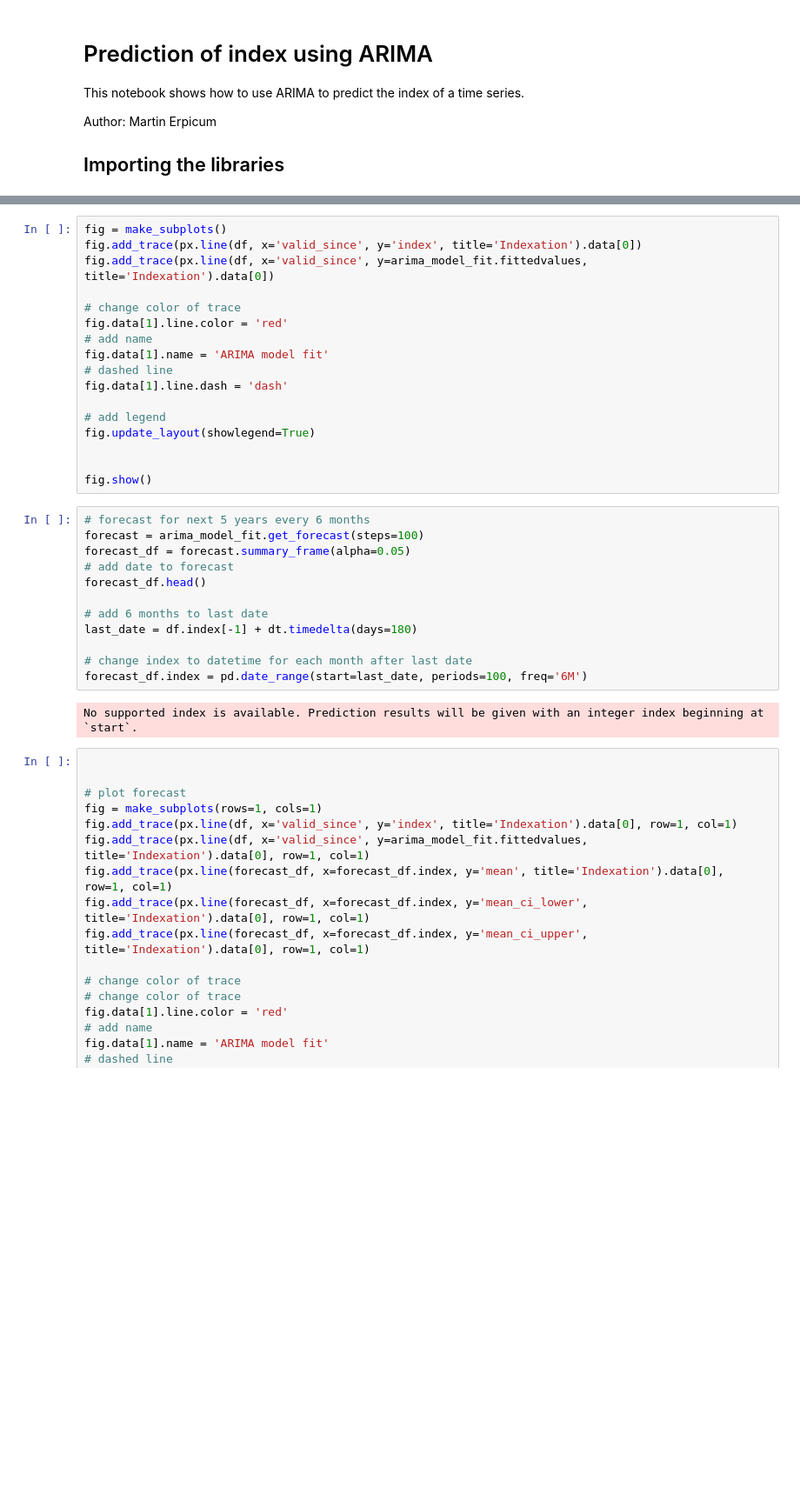
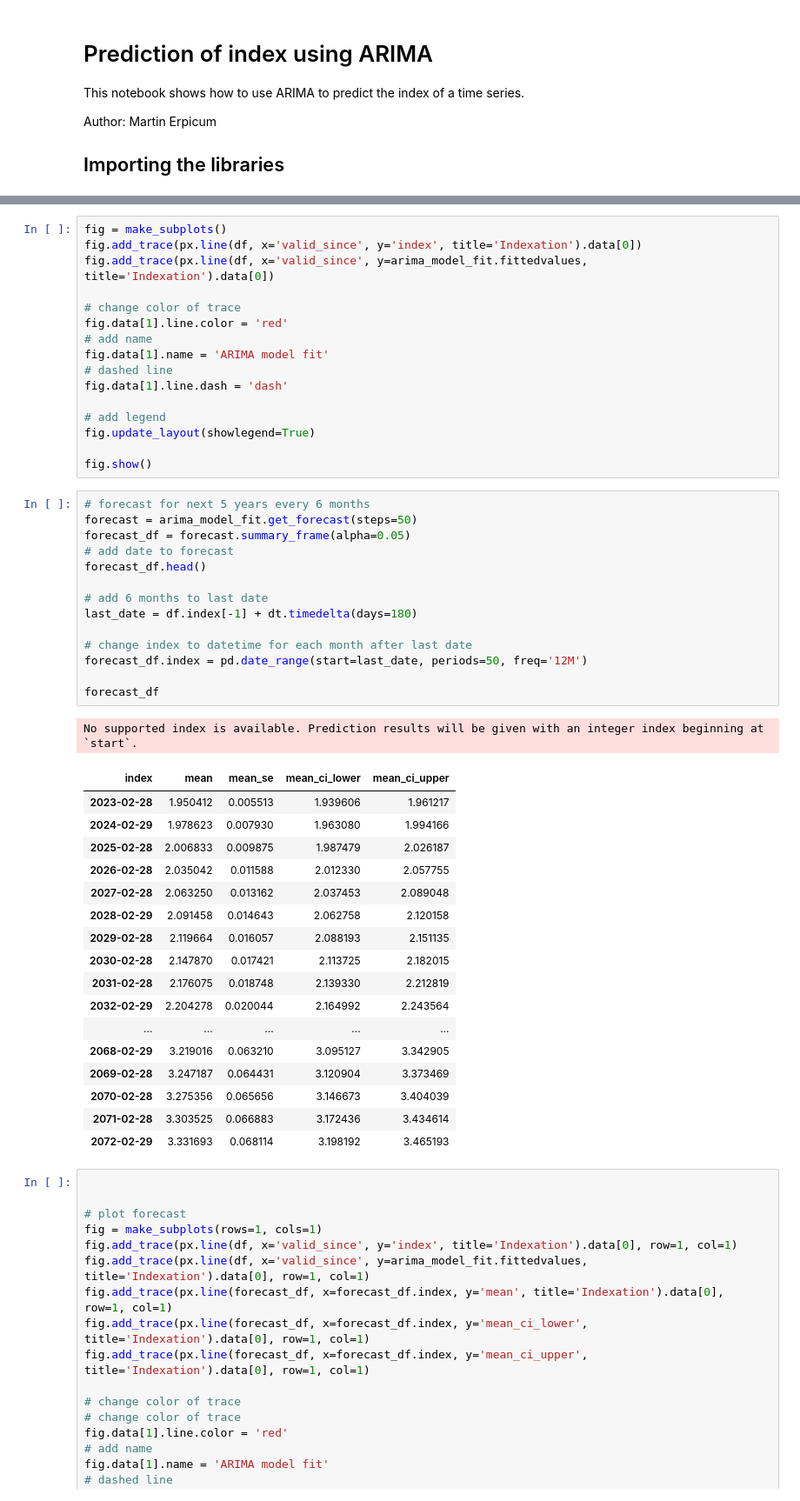
Before and after one commit to data-cfwb/simulPaie, a Jupyter notebook: index_arima.ipynb, the cells around one changed output, grey strips where cells are left out. Shown: that part at 87% size. Drawn from its saved outputs; the diff is of its cells as text; blank space fills up the shorter version.

```diff
--- a/index_arima.ipynb
+++ b/index_arima.ipynb
@@ -98,22 +91,40 @@ fig.data[1].line.dash = 'dash'
 # add legend
 fig.update_layout(showlegend=True)
 
-
 fig.show()
 # %%
 # forecast for next 5 years every 6 months
-forecast = arima_model_fit.get_forecast(steps=100)
+forecast = arima_model_fit.get_forecast(steps=50)
 forecast_df = forecast.summary_frame(alpha=0.05)
 # add date to forecast
 forecast_df.head()
 
 # add 6 months to last date
 last_date = df.index[-1] + dt.timedelta(days=180)
 
 # change index to datetime for each month after last date
-forecast_df.index = pd.date_range(start=last_date, periods=100, freq='6M')
+forecast_df.index = pd.date_range(start=last_date, periods=50, freq='12M')
+
+forecast_df
 # %% [output]
 No supported index is available. Prediction results will be given with an integer index beginning at `start`.
+| index | mean | mean_se | mean_ci_lower | mean_ci_upper |
+| 2023-02-28 | 1.950412 | 0.005513 | 1.939606 | 1.961217 |
+| 2024-02-29 | 1.978623 | 0.007930 | 1.963080 | 1.994166 |
+| 2025-02-28 | 2.006833 | 0.009875 | 1.987479 | 2.026187 |
+| 2026-02-28 | 2.035042 | 0.011588 | 2.012330 | 2.057755 |
+| 2027-02-28 | 2.063250 | 0.013162 | 2.037453 | 2.089048 |
+| 2028-02-29 | 2.091458 | 0.014643 | 2.062758 | 2.120158 |
+| 2029-02-28 | 2.119664 | 0.016057 | 2.088193 | 2.151135 |
+| 2030-02-28 | 2.147870 | 0.017421 | 2.113725 | 2.182015 |
+| 2031-02-28 | 2.176075 | 0.018748 | 2.139330 | 2.212819 |
+| 2032-02-29 | 2.204278 | 0.020044 | 2.164992 | 2.243564 |
+| ... | ... | ... | ... | ... |
+| 2068-02-29 | 3.219016 | 0.063210 | 3.095127 | 3.342905 |
+| 2069-02-28 | 3.247187 | 0.064431 | 3.120904 | 3.373469 |
+| 2070-02-28 | 3.275356 | 0.065656 | 3.146673 | 3.404039 |
+| 2071-02-28 | 3.303525 | 0.066883 | 3.172436 | 3.434614 |
+| 2072-02-29 | 3.331693 | 0.068114 | 3.198192 | 3.465193 |
 # %%
 
 
```
Also changed, not shown: parts of 5 cells of this notebook, 1 other file.
